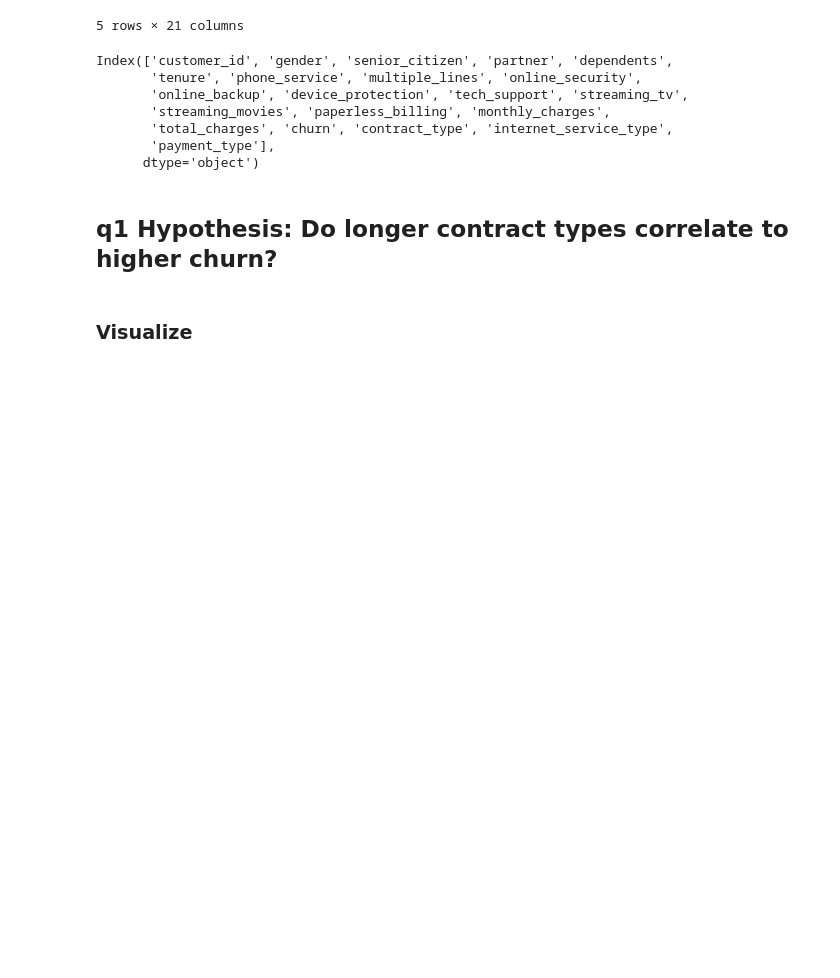
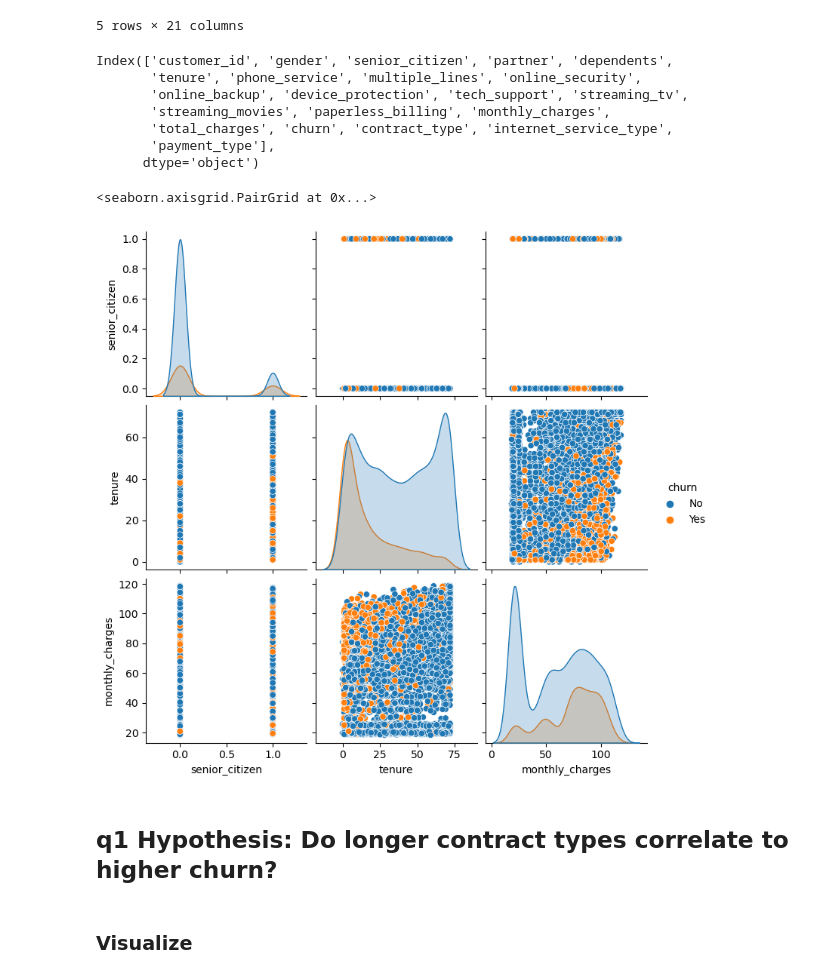
Before and after one commit to angel-quintana/classification_project, a Jupyter notebook: MVP.ipynb, the cells around one changed output. Drawn from its saved outputs; the diff is of its cells as text; code cells hidden in the pictures; blank space fills up the shorter version.

```diff
--- a/MVP.ipynb
+++ b/MVP.ipynb
@@ -821,6 +824,11 @@ Index(['customer_id', 'gender', 'senior_citizen', 'partner', 'dependents',
        'total_charges', 'churn', 'contract_type', 'internet_service_type',
        'payment_type'],
       dtype='object')
+# %%
+sns.pairplot(data=telco_prepped, hue = 'churn')
+# %% [output]
+<seaborn.axisgrid.PairGrid at 0x...>
+[figure, added]
 # %% [markdown]
 ## q1 Hypothesis: Do longer contract types correlate to higher churn?
 # %% [markdown]
```
Also changed, not shown: parts of 25 cells of this notebook, 3 other files.
